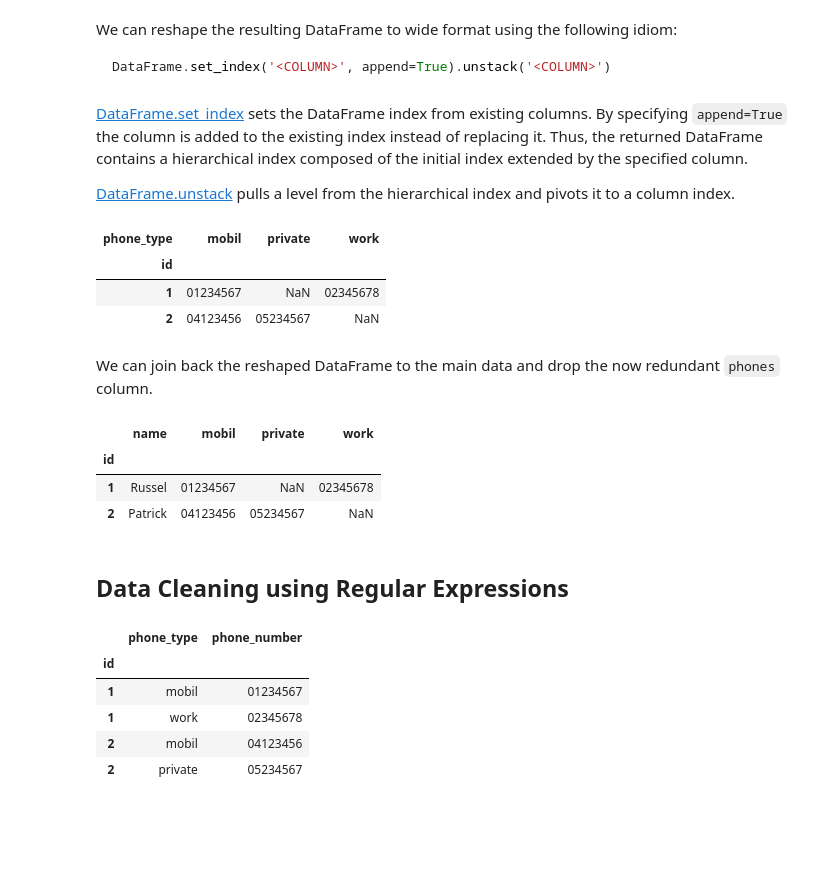
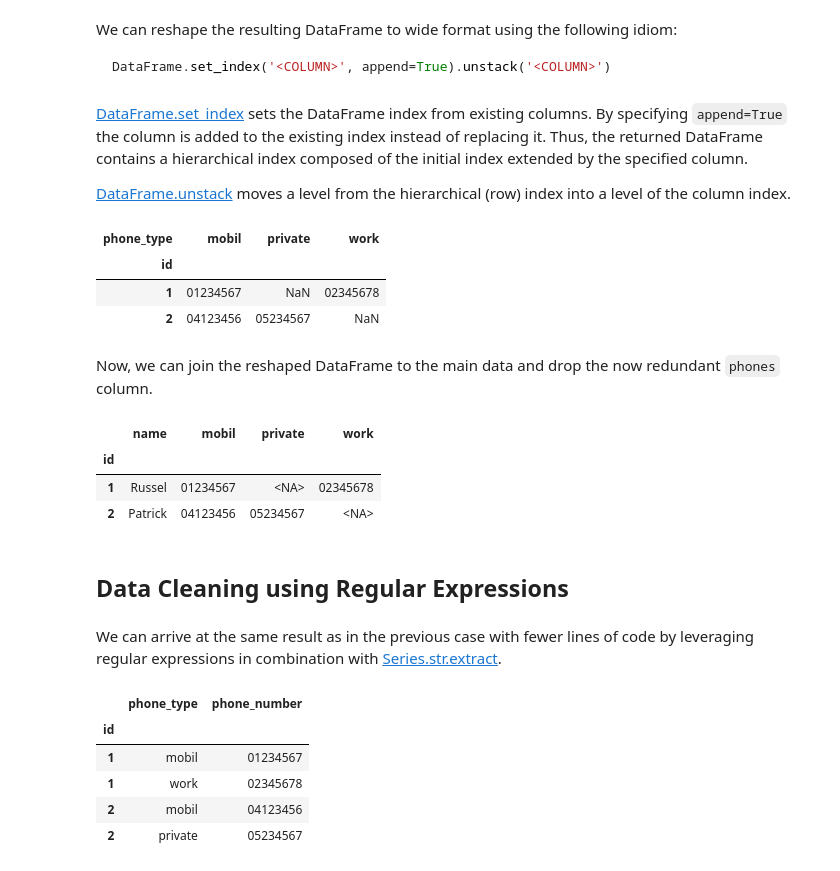
Before and after one commit to tzelleke/jupyter-notebooks, a Jupyter notebook: pandas/string-processing.ipynb, the cells around one changed output. Saved outputs shown, nothing was run; the diff lists cells and outputs as text; code cells hidden in the pictures; blank space fills up the shorter version.

```diff
--- a/pandas/string-processing.ipynb
+++ b/pandas/string-processing.ipynb
@@ -161,7 +170,7 @@ DataFrame.set_index('<COLUMN>', append=True).unstack('<COLUMN>')
 By specifying `append=True` the column is added to the existing index instead of replacing it.
 Thus, the returned DataFrame contains a hierarchical index composed of the initial index extended by the specified column.
 
-[DataFrame.unstack](https://pandas.pydata.org/docs/reference/api/pandas.DataFrame.unstack.html) pulls a level from the hierarchical index and pivots it to a column index.
+[DataFrame.unstack](https://pandas.pydata.org/docs/reference/api/pandas.DataFrame.unstack.html) moves a level from the hierarchical (row) index into a level of the column index.
 # %%
 (
     df.phones
@@ -181,26 +190,28 @@ Thus, the returned DataFrame contains a hierarchical index composed of the initi
 | 1 | 01234567 | NaN | 02345678 |
 | 2 | 04123456 | 05234567 | NaN |
 # %% [markdown]
-We can join back the reshaped DataFrame to the main data and drop the now redundant `phones` column.
+Now, we can join the reshaped DataFrame to the main data and drop the now redundant `phones` column.
 # %%
 df.join(
     df.phones
-    .str.split('\n').explode()
-    .str.split(':', expand=True)
+    .str.split('\n').explode().astype('string')
+    .str.split(': ', expand=True)
     .rename(columns={
         0: 'phone_type',
         1: 'phone_number',
     })
     .set_index(['phone_type'], append=True)
     .unstack('phone_type').droplevel(0, axis='columns')
 ).drop('phones', axis='columns')
 # %% [output]
 |  | name | mobil | private | work |
 | id |  |  |  |  |
-| 1 | Russel | 01234567 | NaN | 02345678 |
-| 2 | Patrick | 04123456 | 05234567 | NaN |
+| 1 | Russel | 01234567 | <NA> | 02345678 |
+| 2 | Patrick | 04123456 | 05234567 | <NA> |
 # %% [markdown]
 ## Data Cleaning using Regular Expressions
+# %% [markdown]
+We can arrive at the same result as in the previous case with fewer lines of code by leveraging regular expressions in combination with [Series.str.extract](https://pandas.pydata.org/docs/reference/api/pandas.Series.str.extract.html).
 # %%
 (
     df.phones
```
Also changed, not shown: parts of 15 cells of this notebook.
